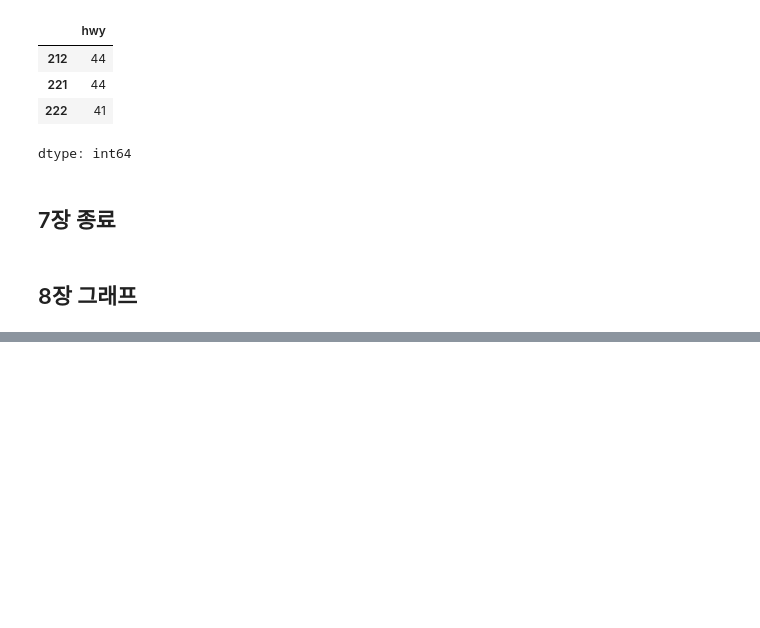
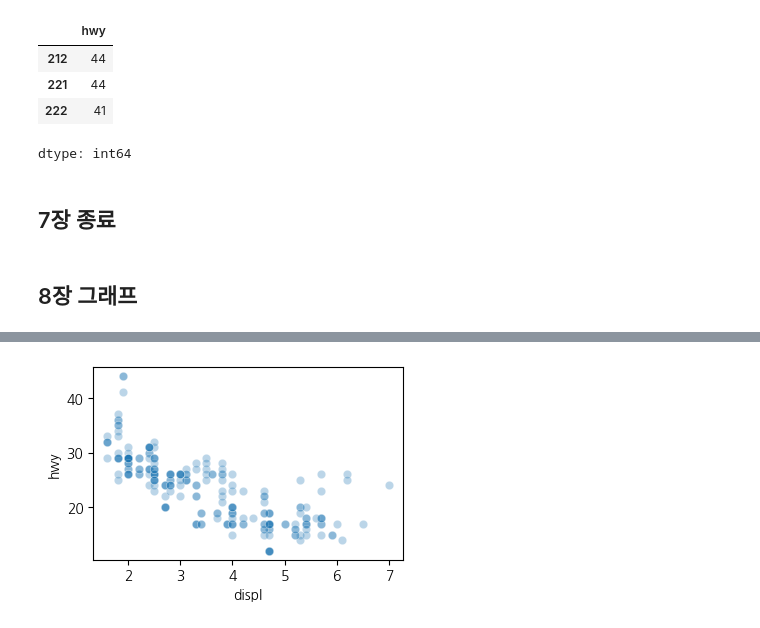
Before and after one commit to pcw11/2025-1-myclass-BDA, a Jupyter notebook: inclass/09w_A_mon_0512_easy_ch07.ipynb, the cells around one changed output, grey strips where cells are left out. Cells and saved outputs as stored; diff of their text form; code cells hidden in the pictures; blank space fills up the shorter version.

```diff
--- a/inclass/09w_A_mon_0512_easy_ch07.ipynb
+++ b/inclass/09w_A_mon_0512_easy_ch07.ipynb
@@ -905,0 +940,4 @@ dtype: int64
+# %%
+sns.scatterplot(data=mpg, x='displ', y='hwy', alpha=.3);
+# %% [output]
+[figure, added]
```
Also changed, not shown: parts of 38 cells of this notebook.
